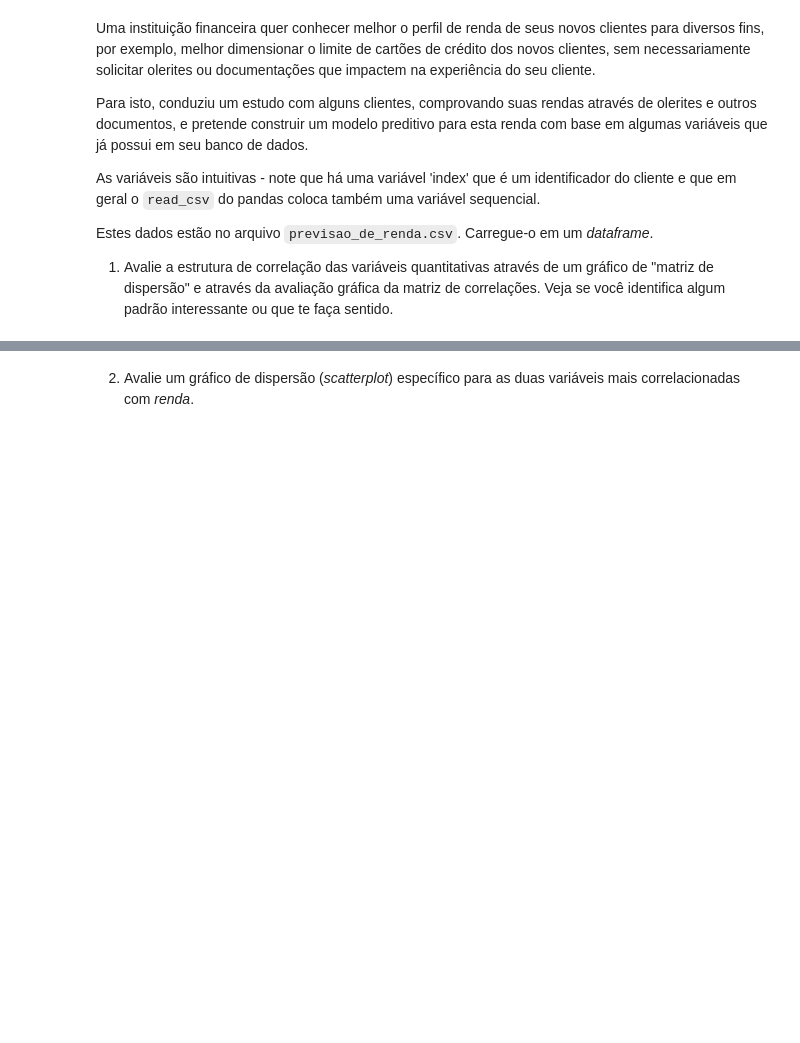
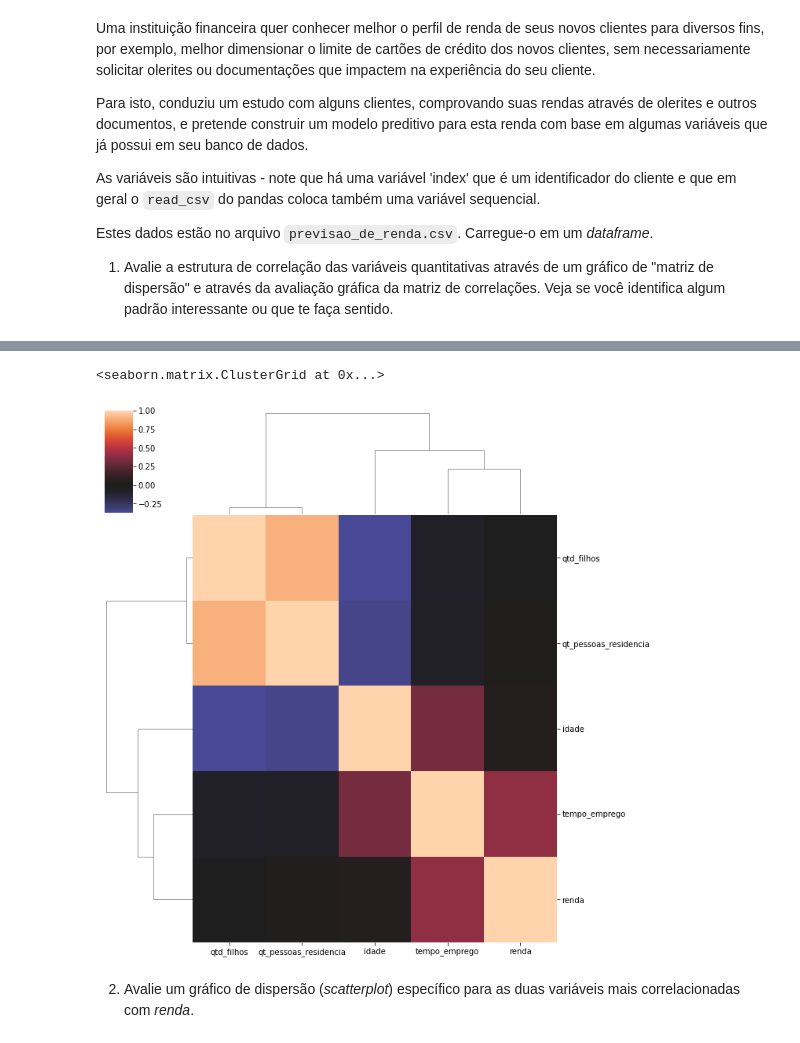
Before and after one commit to nerdmanPc/ebac_cd_mod10, a Jupyter notebook: Profissão-Cientista de Dados_M10_support material_assignment01.ipynb, the cells around one changed output, grey strips where cells are left out. Saved outputs shown, nothing was run; the diff lists cells and outputs as text; code cells hidden in the pictures; blank space fills up the shorter version.

```diff
--- a/Profissão-Cientista de Dados_M10_support material_assignment01.ipynb
+++ b/Profissão-Cientista de Dados_M10_support material_assignment01.ipynb
@@ -34,2 +35,7 @@
+# %%
+sns.clustermap(df_continuas.corr(), center=0)
+# %% [output]
+<seaborn.matrix.ClusterGrid at 0x...>
+[figure, added]
 # %% [markdown]
 2) Avalie um gráfico de dispersão (*scatterplot*) específico para as duas variáveis mais correlacionadas com *renda*.
```
Also changed, not shown: parts of 11 cells of this notebook, 1 other file.
